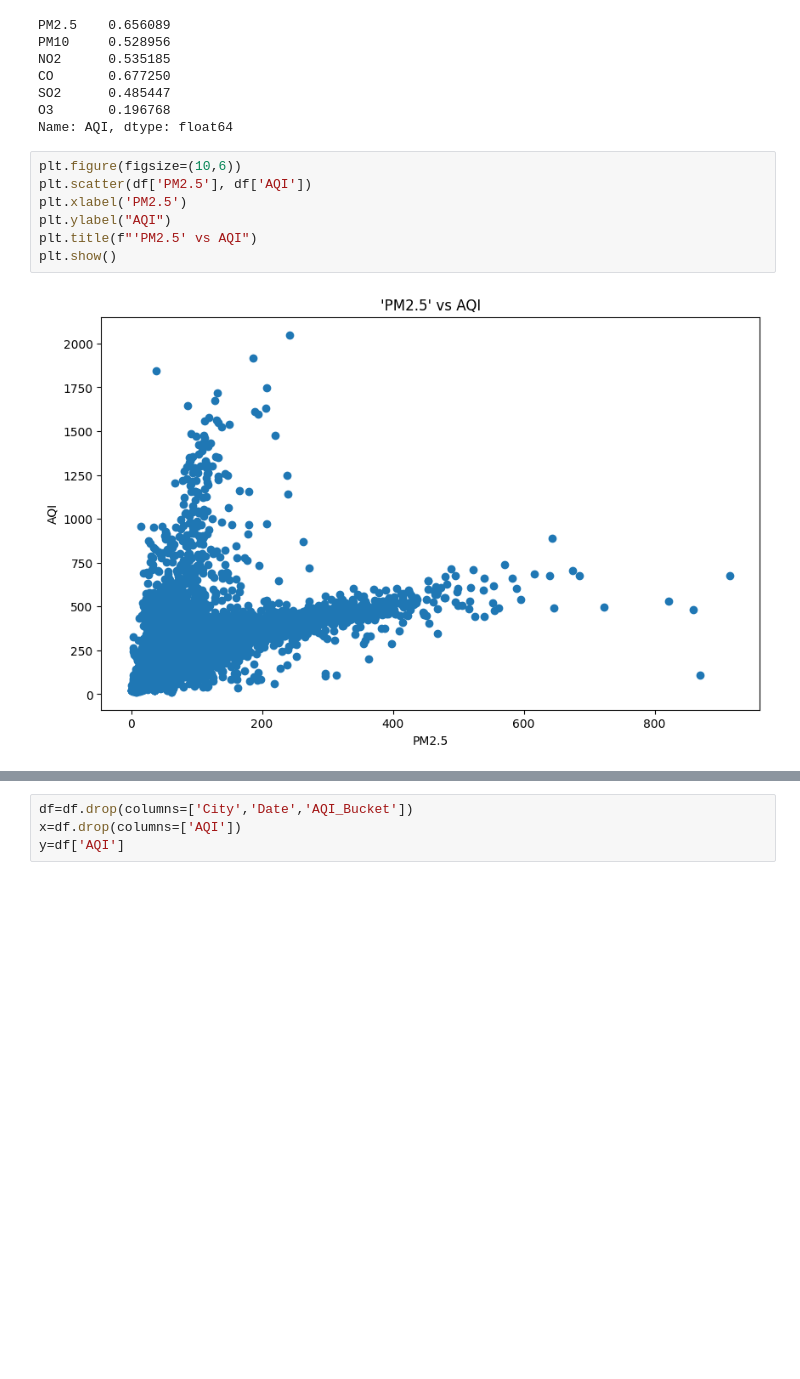
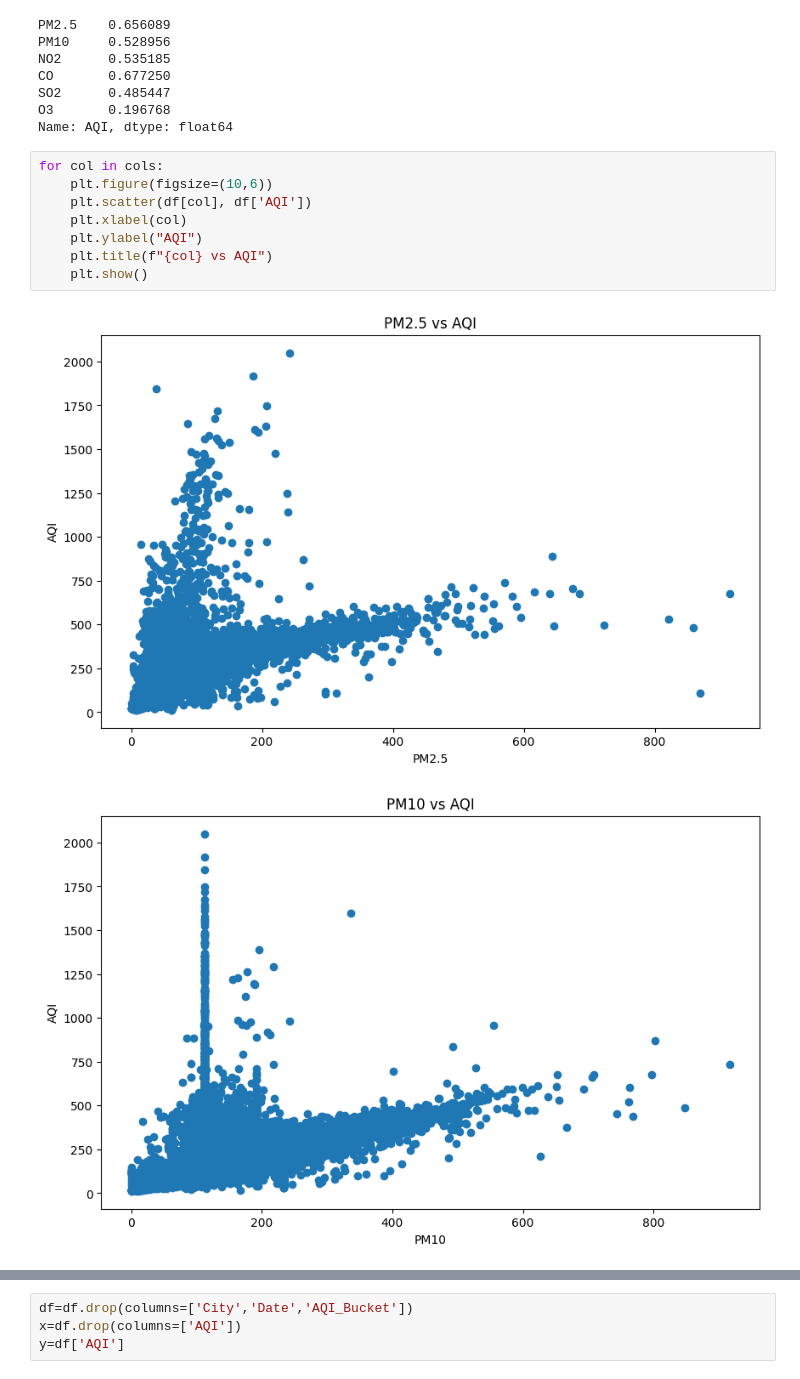
Before and after one commit to aaditya6882/2510333_AadityaAcharya_Final, a Jupyter notebook: regression.ipynb, the cells around one changed output, grey strips where cells are left out. Cells and saved outputs as stored; diff of their text form; blank space fills up the shorter version.

```diff
--- a/regression.ipynb
+++ b/regression.ipynb
@@ -201,11 +201,13 @@ SO2      0.485447
 O3       0.196768
 Name: AQI, dtype: float64
 # %%
-plt.figure(figsize=(10,6))
-plt.scatter(df['PM2.5'], df['AQI'])
-plt.xlabel('PM2.5')
-plt.ylabel("AQI")
-plt.title(f"'PM2.5' vs AQI")
-plt.show()
+for col in cols:
+    plt.figure(figsize=(10,6))
+    plt.scatter(df[col], df['AQI'])
+    plt.xlabel(col)
+    plt.ylabel("AQI")
+    plt.title(f"{col} vs AQI")
+    plt.show()
 # %% [output]
 [figure]
+[figure, added]
```
Also changed, not shown: parts of 15 cells of this notebook, 5 other files.
